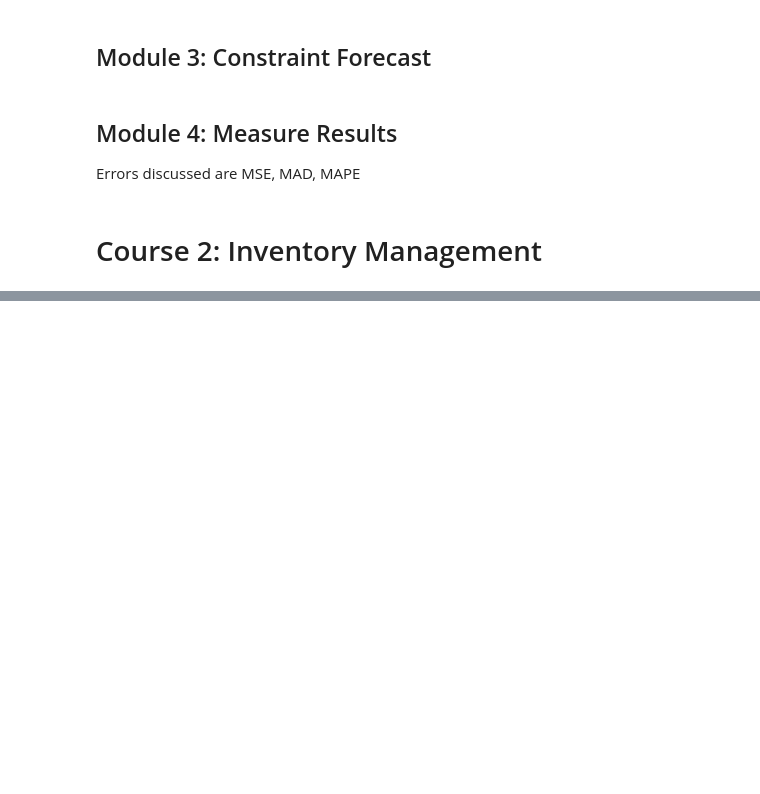
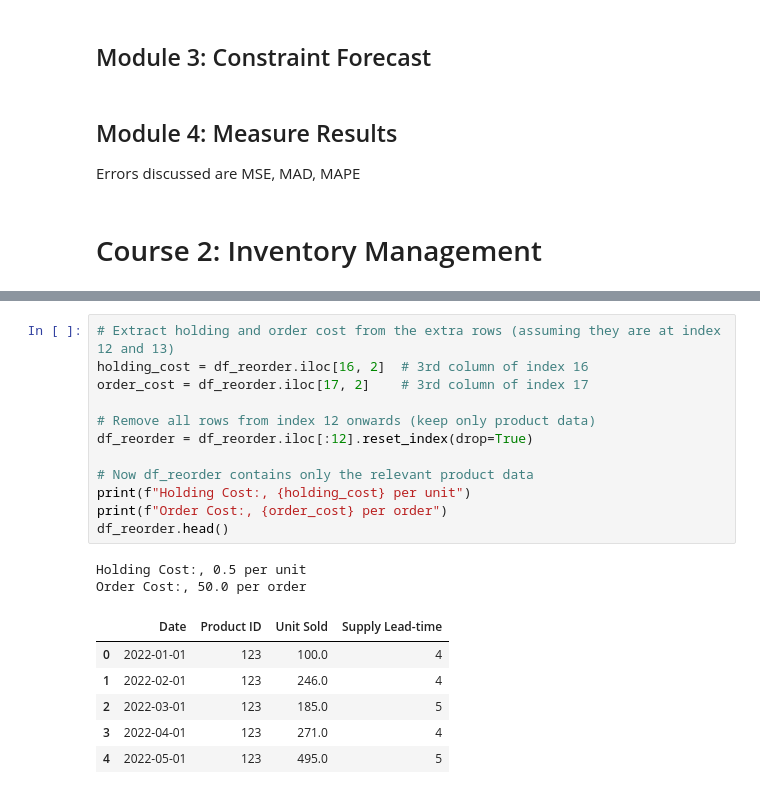
Before and after one commit to laithrasheed/Data-Science-Projects, a Jupyter notebook: Supply Chains Domain Knowledge/Coursera Specialization - Leverage Data Science for a More Agile Supply Chain/Practical notes with numeric data.ipynb, the cells around one changed output, grey strips where cells are left out. Drawn from its saved outputs; the diff is of its cells as text; blank space fills up the shorter version.

```diff
--- a/Supply Chains Domain Knowledge/Coursera Specialization - Leverage Data Science for a More Agile Supply Chain/Practical notes with numeric data.ipynb
+++ b/Supply Chains Domain Knowledge/Coursera Specialization - Leverage Data Science for a More Agile Supply Chain/Practical notes with numeric data.ipynb
@@ -259,0 +300,21 @@ Errors discussed are MSE, MAD, MAPE
+# %%
+# Extract holding and order cost from the extra rows (assuming they are at index 12 and 13)
+holding_cost = df_reorder.iloc[16, 2]  # 3rd column of index 16
+order_cost = df_reorder.iloc[17, 2]    # 3rd column of index 17
+
+# Remove all rows from index 12 onwards (keep only product data)
+df_reorder = df_reorder.iloc[:12].reset_index(drop=True)
+
+# Now df_reorder contains only the relevant product data
+print(f"Holding Cost:, {holding_cost} per unit")
+print(f"Order Cost:, {order_cost} per order")
+df_reorder.head()
+# %% [output]
+Holding Cost:, 0.5 per unit
+Order Cost:, 50.0 per order
+|  | Date | Product ID | Unit Sold | Supply Lead-time |
+| 0 | 2022-01-01 | 123 | 100.0 | 4 |
+| 1 | 2022-02-01 | 123 | 246.0 | 4 |
+| 2 | 2022-03-01 | 123 | 185.0 | 5 |
+| 3 | 2022-04-01 | 123 | 271.0 | 4 |
+| 4 | 2022-05-01 | 123 | 495.0 | 5 |
```
Also changed, not shown: parts of 4 cells of this notebook, 2 other files.
